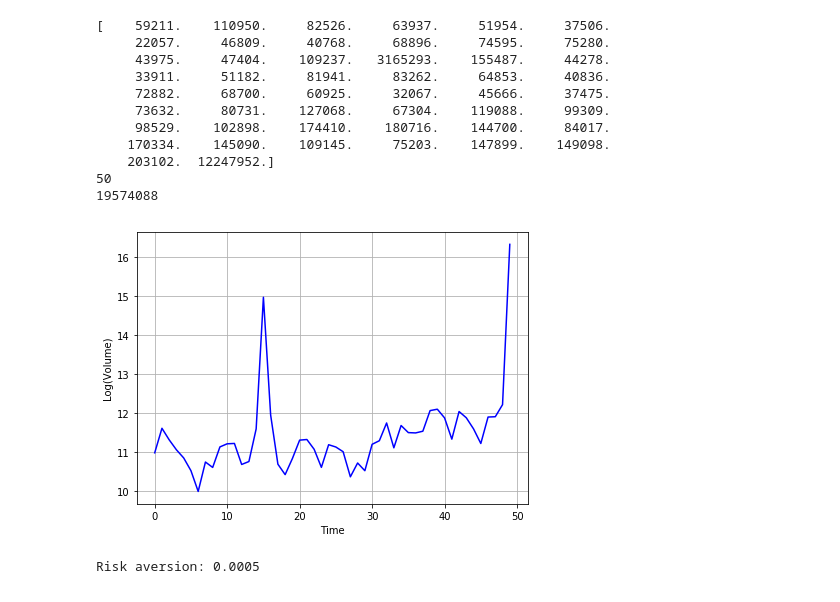
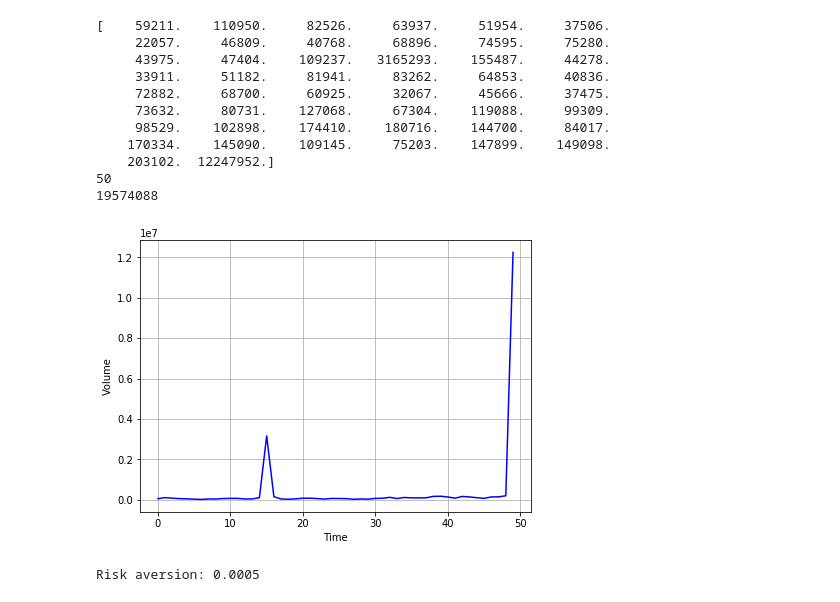
Before and after one commit to IlluvatarEru/ElectronicMarkets, a Jupyter notebook: Almgren-Chriss - Efficient Frontier.ipynb, the cells around one changed output. Saved outputs shown, nothing was run; the diff lists cells and outputs as text; code cells hidden in the pictures.

```diff
--- a/Almgren-Chriss - Efficient Frontier.ipynb
+++ b/Almgren-Chriss - Efficient Frontier.ipynb
@@ -786,13 +784,13 @@ print(int(np.sum(v_TOTAL)))
 19574088
 # %%
 plt.figure(figsize=(7,5))
-plt.plot(np.log(v_TOTAL), color='blue')
+plt.plot(v_TOTAL, color='blue')
 plt.xlabel('Time')
-plt.ylabel('Log(Volume)')
+plt.ylabel('Volume')
 plt.grid(True)
 plt.show()
 # %% [output]
-[figure, old version]
+[figure, new version]
 # %%
 X = 40000
 nb_T = 50
```
Also changed, not shown: parts of 4 cells of this notebook, 3 other files.
